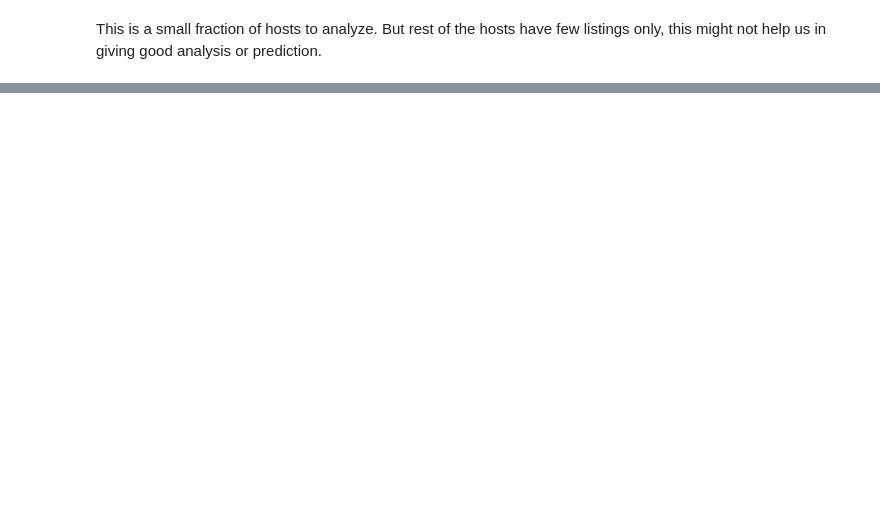
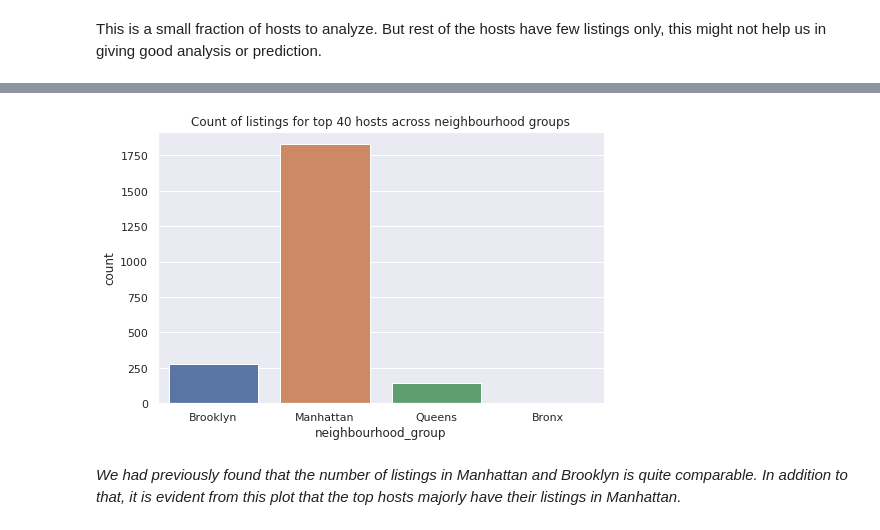
Before and after one commit to abdulaziz2208/Airbnb-Bookings-analysis, a Jupyter notebook: Airbnb_Bookings_Analysis_Capstone_Project.ipynb, the cells around one changed output, grey strips where cells are left out. Cells and saved outputs as stored; diff of their text form; code cells hidden in the pictures; blank space fills up the shorter version.

```diff
--- a/Airbnb_Bookings_Analysis_Capstone_Project.ipynb
+++ b/Airbnb_Bookings_Analysis_Capstone_Project.ipynb
@@ -420,0 +328,3 @@ sns.heatmap(df.corr())
+# %%
+top_host_df=df[['host_id']].value_counts().sort_values(ascending=False).head(40).reset_index().rename(columns={0:'listing_count'})
+top_host_df.head()
@@ -420,0 +338,8 @@ sns.heatmap(df.corr())
+# %%
+sns.set(rc={'figure.figsize':(8,5)})
+plot_neigh_grp_wise_count=sns.countplot(data=df[df['host_id'].isin(top_host_df.host_id)],x='neighbourhood_group')
+plot_neigh_grp_wise_count.set_title("Count of listings for top 40 hosts across neighbourhood groups");
+# %% [output]
+[figure, added]
+# %% [markdown]
+*We had previously found that the number of listings in Manhattan and Brooklyn is quite comparable. In addition to that, it is evident from this plot that the top hosts majorly have their listings in Manhattan.*
```
Also changed, not shown: parts of 159 cells of this notebook.
